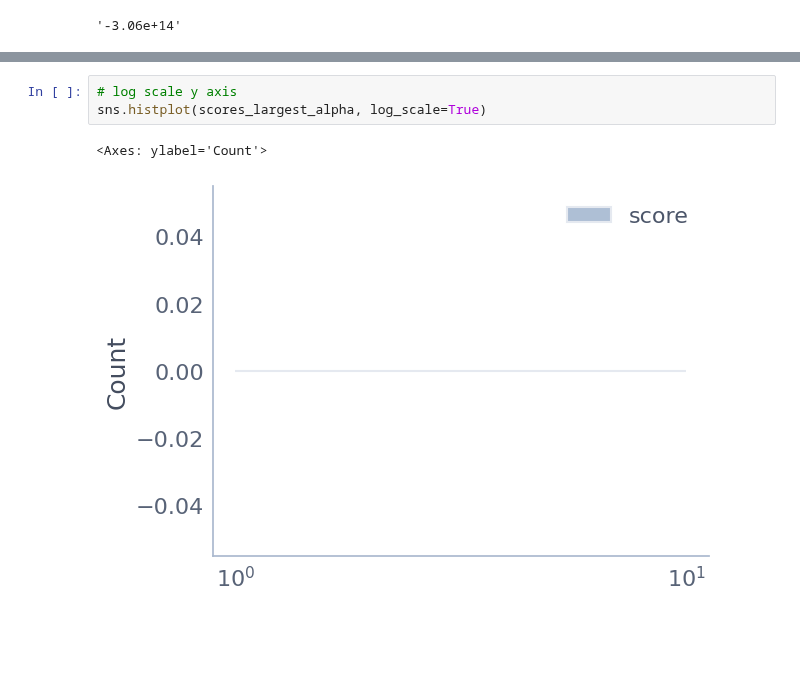
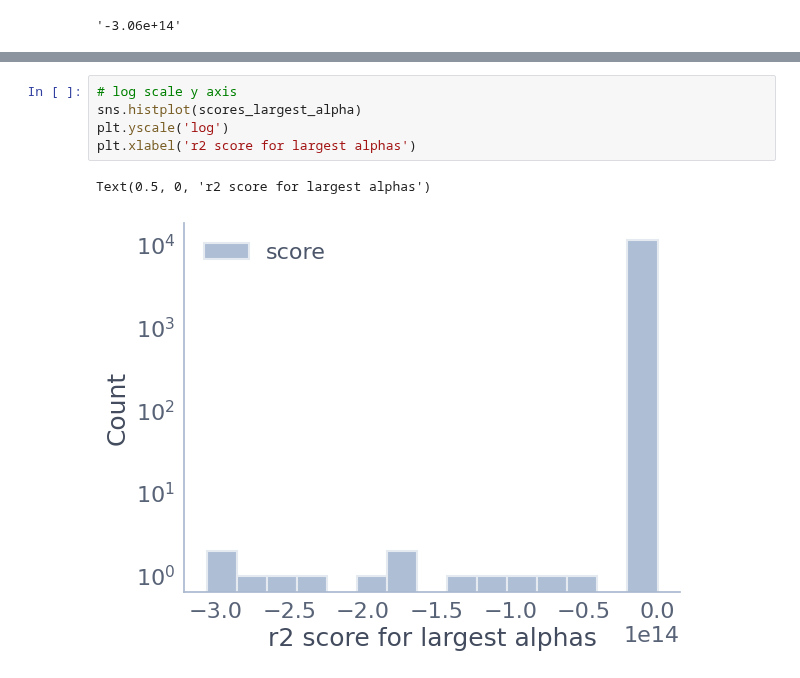
Before and after one commit to leo-schultheiss/compare_variance_residual, a Jupyter notebook: compare_variance_residual/fmri/brain_maps_alphas_validation.ipynb, the cells around one changed output, grey strips where cells are left out. Drawn from its saved outputs; the diff is of its cells as text; blank space fills up the shorter version.

```diff
--- a/compare_variance_residual/fmri/brain_maps_alphas_validation.ipynb
+++ b/compare_variance_residual/fmri/brain_maps_alphas_validation.ipynb
@@ -197,7 +204,9 @@ scores_largest_alpha
 11499 rows × 1 columns
 # %%
 # log scale y axis
-sns.histplot(scores_largest_alpha, log_scale=True)
+sns.histplot(scores_largest_alpha)
+plt.yscale('log')
+plt.xlabel('r2 score for largest alphas')
 # %% [output]
-<Axes: ylabel='Count'>
+Text(0.5, 0, 'r2 score for largest alphas')
-[figure, old version]
+[figure, new version]
```
Also changed, not shown: parts of 4 cells of this notebook, 2 other files.
